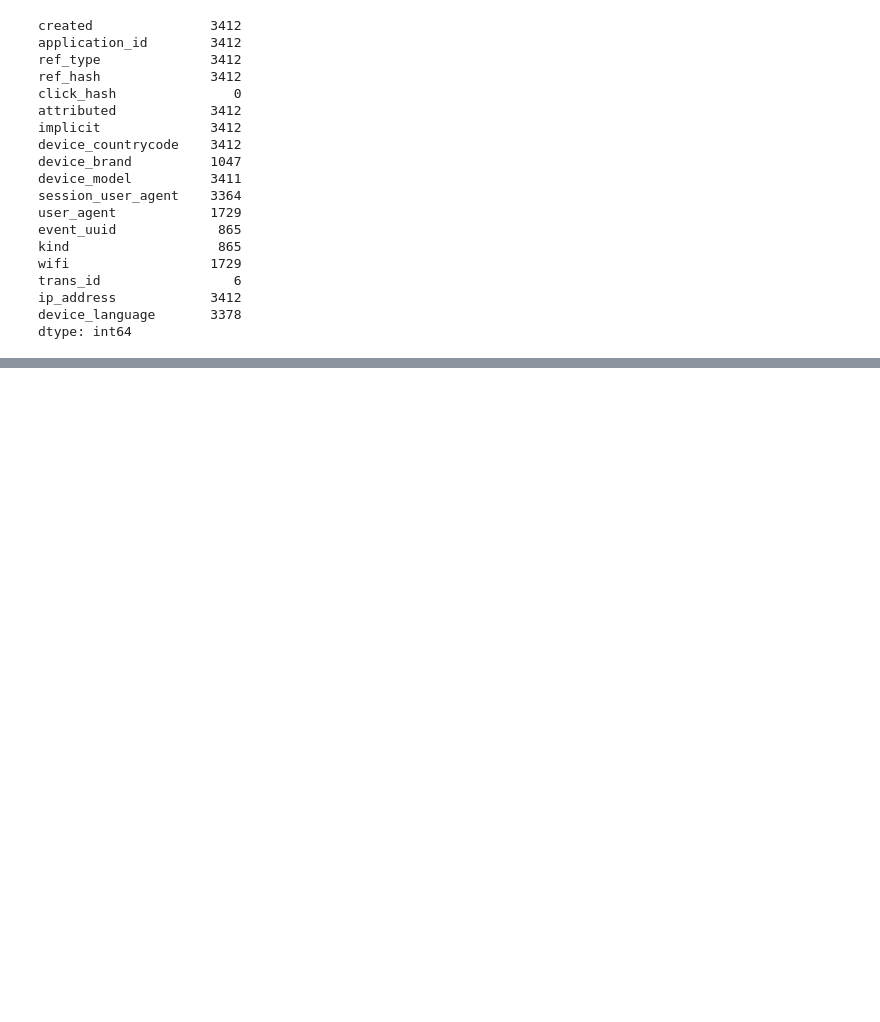
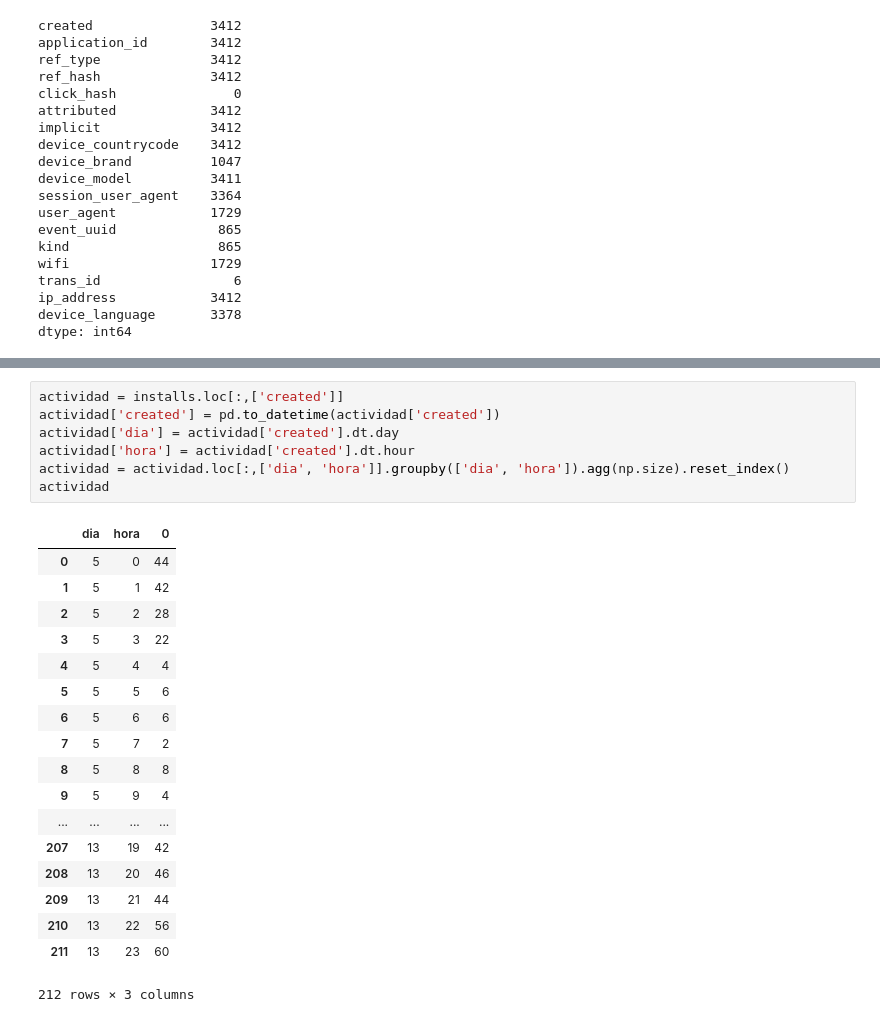
Before and after one commit to cruzpa95/Datos2019, a Jupyter notebook: installs.ipynb, the cells around one changed output, grey strips where cells are left out. Drawn from its saved outputs; the diff is of its cells as text; blank space fills up the shorter version.

```diff
--- a/installs.ipynb
+++ b/installs.ipynb
@@ -96,0 +141,26 @@ dtype: int64
+# %%
+actividad = installs.loc[:,['created']]
+actividad['created'] = pd.to_datetime(actividad['created'])
+actividad['dia'] = actividad['created'].dt.day
+actividad['hora'] = actividad['created'].dt.hour
+actividad = actividad.loc[:,['dia', 'hora']].groupby(['dia', 'hora']).agg(np.size).reset_index()
+actividad
+# %% [output]
+|  | dia | hora | 0 |
+| 0 | 5 | 0 | 44 |
+| 1 | 5 | 1 | 42 |
+| 2 | 5 | 2 | 28 |
+| 3 | 5 | 3 | 22 |
+| 4 | 5 | 4 | 4 |
+| 5 | 5 | 5 | 6 |
+| 6 | 5 | 6 | 6 |
+| 7 | 5 | 7 | 2 |
+| 8 | 5 | 8 | 8 |
+| 9 | 5 | 9 | 4 |
+| ... | ... | ... | ... |
+| 207 | 13 | 19 | 42 |
+| 208 | 13 | 20 | 46 |
+| 209 | 13 | 21 | 44 |
+| 210 | 13 | 22 | 56 |
+| 211 | 13 | 23 | 60 |
+212 rows × 3 columns
```
Also changed, not shown: parts of 24 cells of this notebook.
